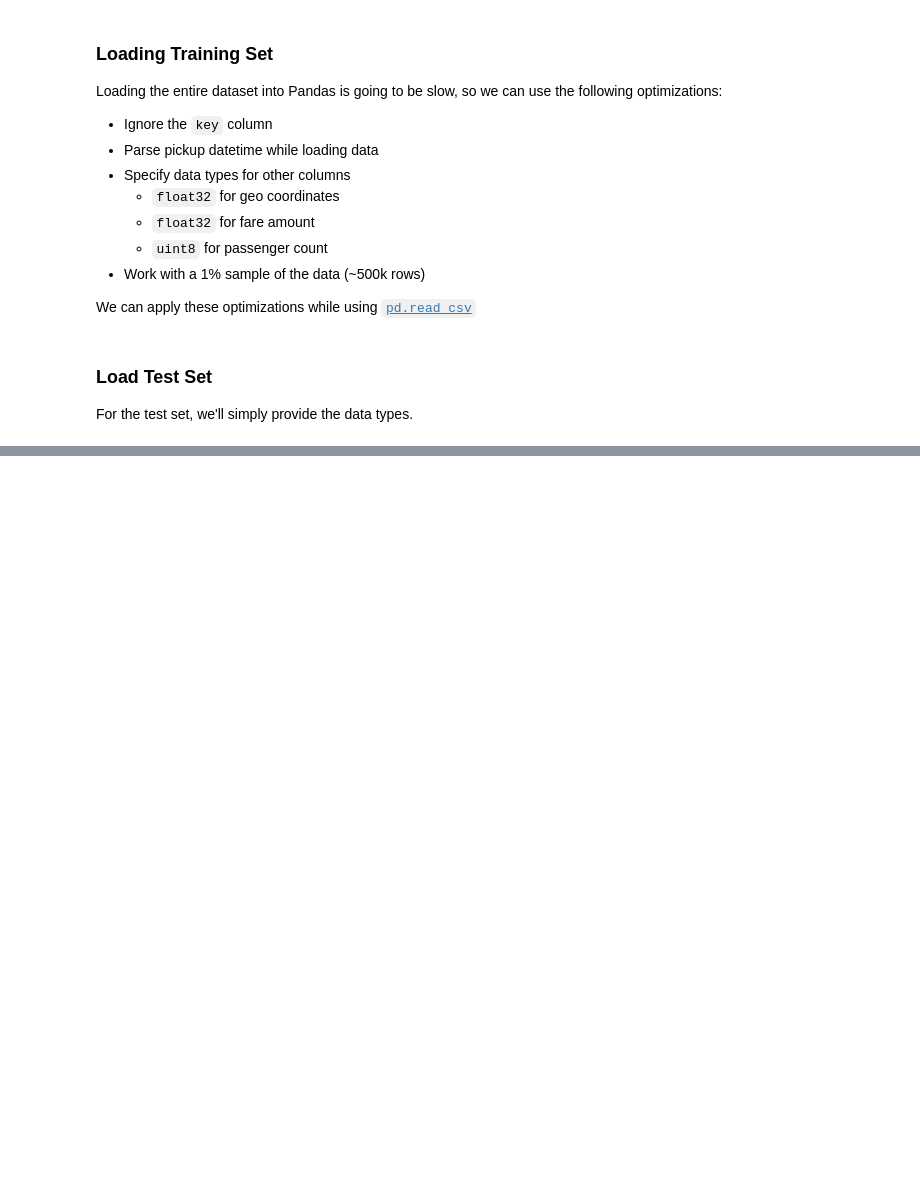
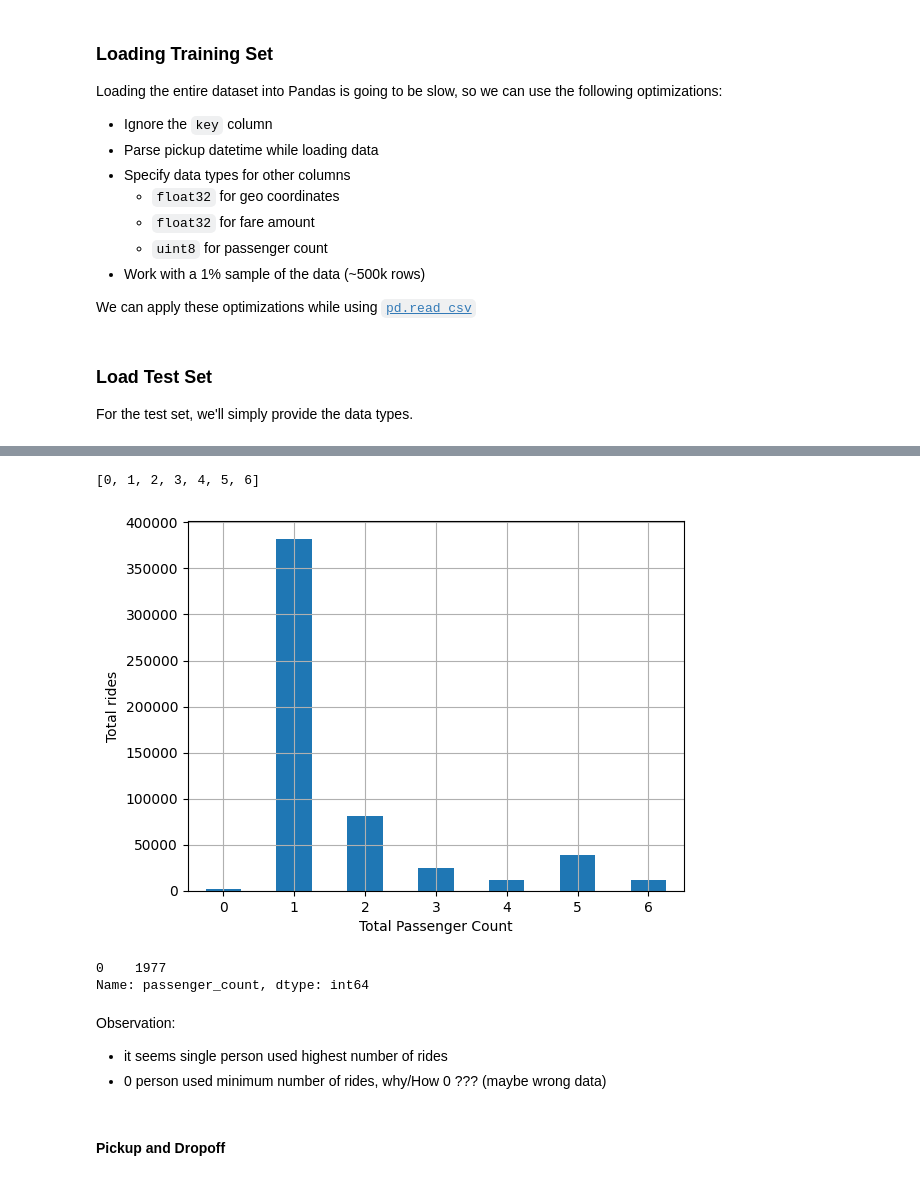
Before and after one commit to vivekpatel99/NY-taxi-fare-prediction, a Jupyter notebook: NY_Taxi_Fare_Prediction.ipynb, the cells around one changed output, grey strips where cells are left out. Drawn from its saved outputs; the diff is of its cells as text; code cells hidden in the pictures; blank space fills up the shorter version.

```diff
--- a/NY_Taxi_Fare_Prediction.ipynb
+++ b/NY_Taxi_Fare_Prediction.ipynb
@@ -204,0 +372,2 @@ taxi_fare_train_df.describe().T
+# %%
+taxi_fare_train_df = taxi_fare_train_df.drop(taxi_fare_train_df[taxi_fare_train_df['passenger_count']==208].index, axis=0)
@@ -204,0 +390,24 @@ taxi_fare_train_df.describe().T
+# %%
+import numpy as np
+bins = taxi_fare_train_df.passenger_count.unique()
+np.sort(bins).tolist()
+# %% [output]
+[0, 1, 2, 3, 4, 5, 6]
+# %%
+taxi_fare_train_df.passenger_count.value_counts().sort_index().plot.bar(rot=0, grid=True)
+plt.xlabel('Total Passenger Count')
+plt.ylabel('Total rides')
+plt.show()
+# %% [output]
+[figure, added]
+# %%
+taxi_fare_train_df.passenger_count[taxi_fare_train_df.passenger_count<1].value_counts()
+# %% [output]
+0    1977
+Name: passenger_count, dtype: int64
+# %% [markdown]
+Observation:
+* it seems single person used highest number of rides
+* 0 person used minimum number of rides, why/How 0 ??? (maybe wrong data)
+# %% [markdown]
+#### Pickup and Dropoff
```
Also changed, not shown: parts of 71 cells of this notebook, 5 other files.
